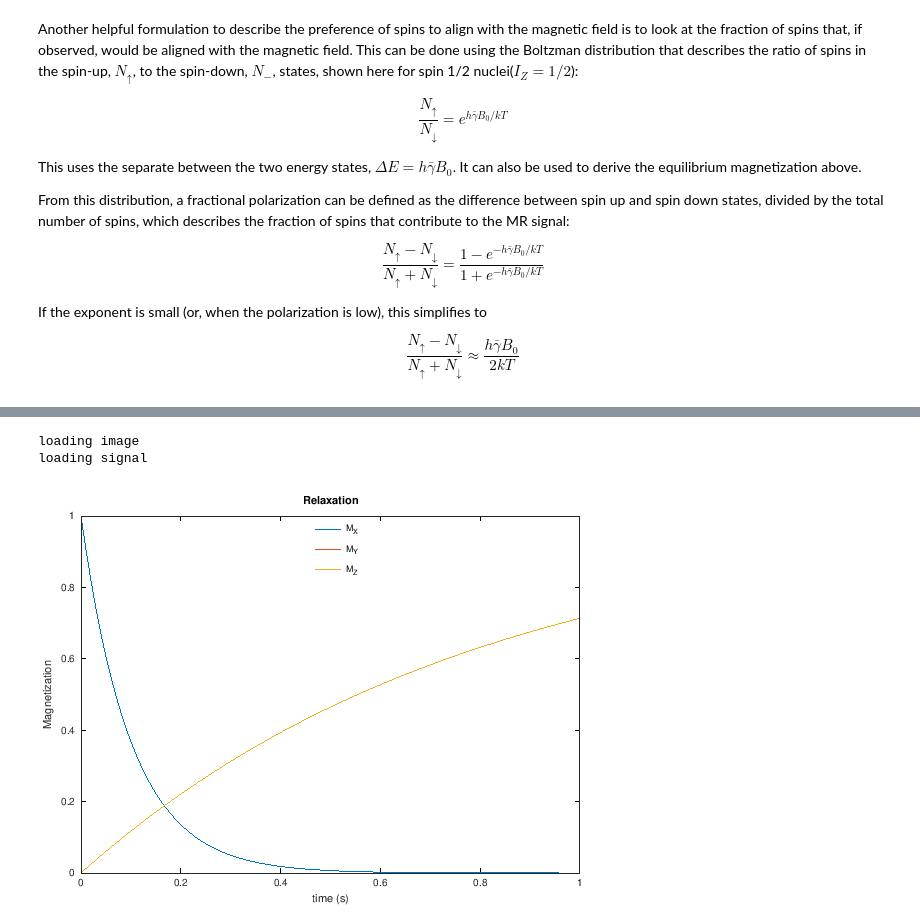
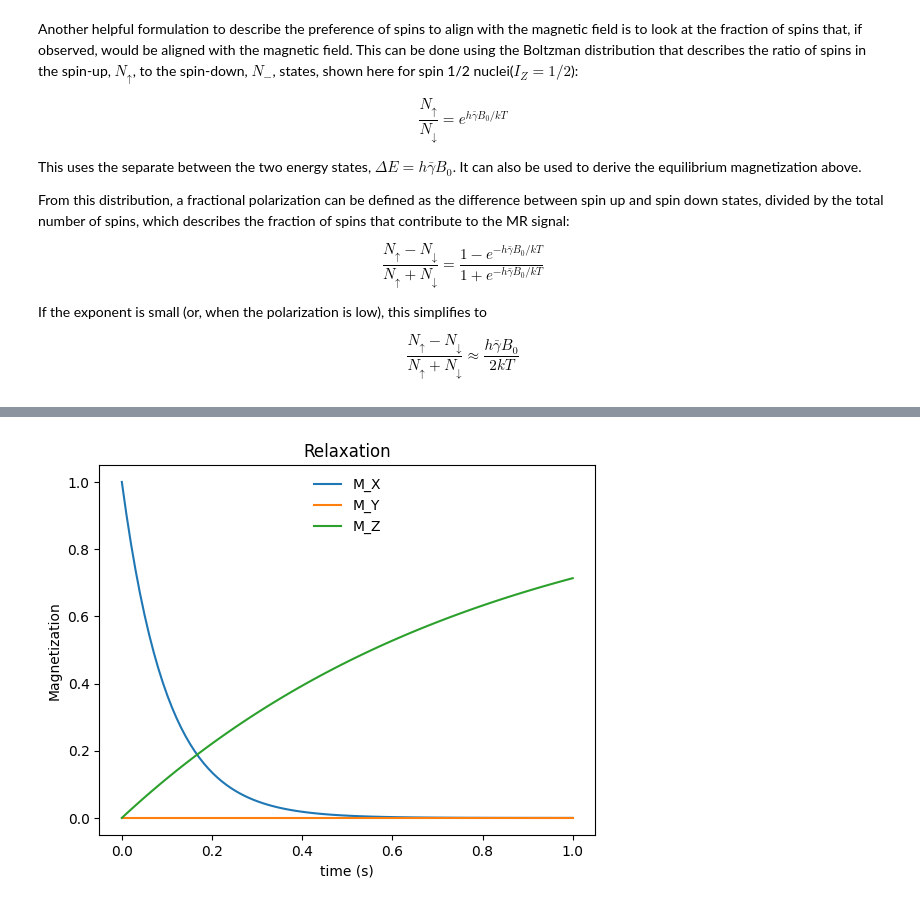
Before and after one commit to LarsonLab/MRI-education-resources, a Jupyter notebook: Notebooks/Spin Physics.ipynb, the cells around one changed output, grey strips where cells are left out. Cells and saved outputs as stored; diff of their text form; code cells hidden in the pictures.

```diff
--- a/Notebooks/Spin Physics.ipynb
+++ b/Notebooks/Spin Physics.ipynb
@@ -177,30 +179,43 @@ $$M_Z(\vec{r},t) = M_Z(\vec{r},0)e^{-t/T_1} + M_0(\vec{r})(1- e^{-t/T_1(\vec{r})
 This equation means that the longitudinal magnetization returns or recovers to its equilibrium value, $M_0(\vec{r})$, with an exponential time constant $T_1(\vec{r})$.
 
 Both are illustrated below.
-# %%
-% setup MRI-education-resources path and requirements
-cd ../
-startup
-# %% [output]
-loading image
-loading signal
-# %%
-t = linspace(0,1); % s
-
-T1 = .8;  T2 = .1; % s
-M0 = 1;
-
-M_start = [M0, 0, 0].'; % start along MX
-
-Mall = zeros(3,length(t));
-
-for It = 1:length(t)
-    Mall(:,It) = bloch_relax(M_start,t(It),M0,T1, T2);
-end
-# %%
-plot(t,Mall)
-xlabel('time (s)'), ylabel('Magnetization')
-legend({'M_X', 'M_Y', 'M_Z'}, 'location', 'north'), legend boxoff
-title(['Relaxation'])
-# %% [output]
-[figure, removed]
+# %%
+import numpy as np
+import matplotlib.pyplot as plt
+
+# Define the Bloch relaxation function
+def bloch_relax(M_start, t, M0, T1, T2):
+    E1 = np.exp(-t / T1)
+    E2 = np.exp(-t / T2)
+    Mx = M_start[0] * E2
+    My = M_start[1] * E2
+    Mz = M_start[2] * E1 + M0 * (1 - E1)
+    return np.array([Mx, My, Mz])
+
+# Time vector
+t = np.linspace(0, 1, 100)  # seconds
+
+# Relaxation parameters
+T1 = 0.8  # seconds
+T2 = 0.1  # seconds
+M0 = 1.0
+
+# Initial magnetization
+M_start = np.array([M0, 0, 0])  # Start along Mx
+
+# Compute magnetization over time
+Mall = np.zeros((3, len(t)))
+for It in range(len(t)):
+    Mall[:, It] = bloch_relax(M_start, t[It], M0, T1, T2)
+
+# Plot the results
+plt.plot(t, Mall[0, :], label='M_X')
+plt.plot(t, Mall[1, :], label='M_Y')
+plt.plot(t, Mall[2, :], label='M_Z')
+plt.xlabel('time (s)')
+plt.ylabel('Magnetization')
+plt.legend(loc='upper center', frameon=False)
+plt.title('Relaxation')
+plt.show()
+# %% [output]
+[figure, added]
```
Also changed, not shown: parts of 4 cells of this notebook, 2 other files.
